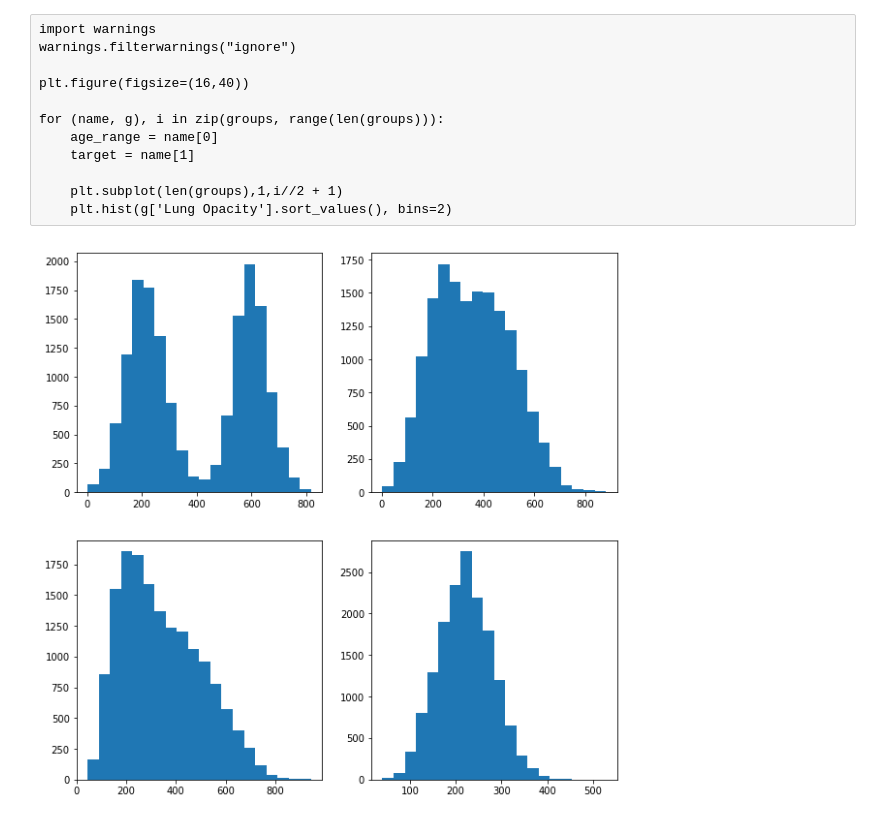
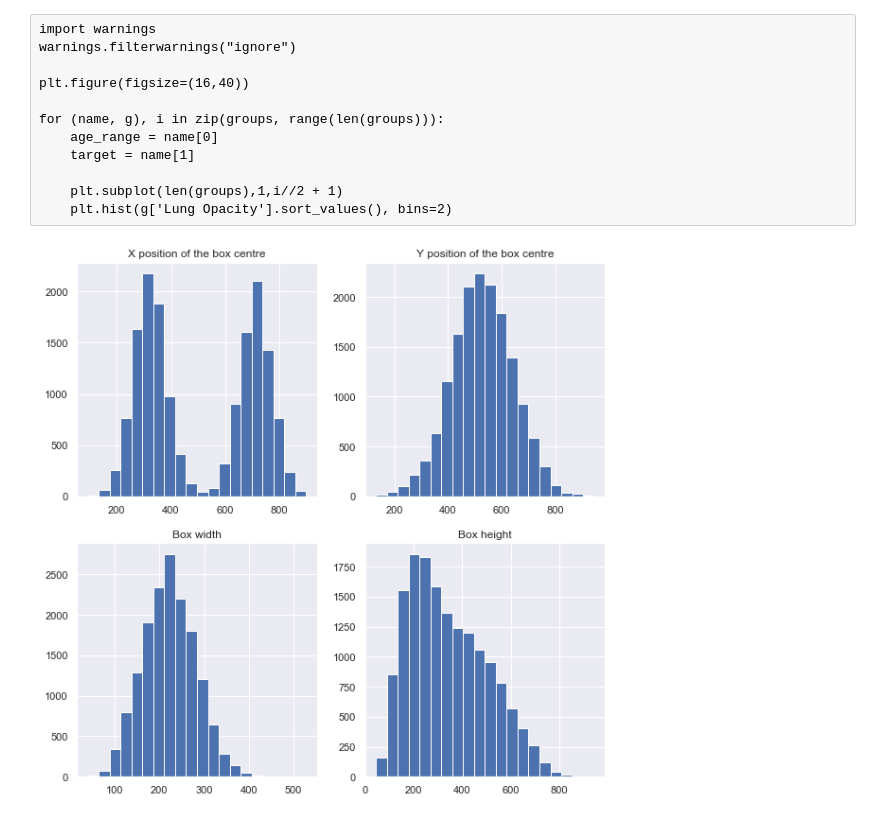
Before and after one commit to svenharris/datascienceworkshop-pneumonia, a Jupyter notebook: kernel_LG.ipynb, the cells around one changed output. Cells and saved outputs as stored; diff of their text form; code cells hidden in the pictures.

Commit message:
flipping images when 'PA', fixed PDF for pneumonia location and dimensions

```diff
--- a/kernel_LG.ipynb
+++ b/kernel_LG.ipynb
@@ -468,30 +463,38 @@ for (name, g), i in zip(groups, range(len(groups))):
     plt.subplot(len(groups),1,i//2 + 1)
     plt.hist(g['Lung Opacity'].sort_values(), bins=2)
 # %%
-x = []; y = []; h = []; w = []
+x = []; y = []; w = []; h = []
 
 for s in df['boxes'].iteritems():
     boxes = string2boxes( s[1])
 
     if boxes == None: continue
 
     for b in boxes:
-        x.append(b.x)
-        y.append(b.y)
+
+        if df.iloc[i]['View Position'] == 'AP':
+            b = box.flip()
+
+        x.append(b.x + b.w/2)
+        y.append(b.y + b.h/2)
+        w.append(b.w)
         h.append(b.h)
-        w.append(b.w)
 
 boxes = pd.DataFrame({'x': x, 'y':y, 'h':h, 'w':w}, dtype=int)
 
 plt.figure(figsize=(10,10))
 plt.subplot(2,2,1)
-n, b, _ = plt.hist(x, 20)
+plt.hist(x, 20)
+plt.title('X position of the box centre')
 plt.subplot(2,2,2)
 plt.hist(y, 20)
+plt.title('Y position of the box centre')
 plt.subplot(2,2,3)
+plt.hist(w, 20)
+plt.title('Box width')
+plt.subplot(2,2,4)
 plt.hist(h, 20)
-plt.subplot(2,2,4)
-plt.hist(w, 20)
+plt.title('Box height')
 plt.show()
 # %% [output]
-[figure, old version]
+[figure, new version]
```
Also changed, not shown: parts of 12 cells of this notebook.
